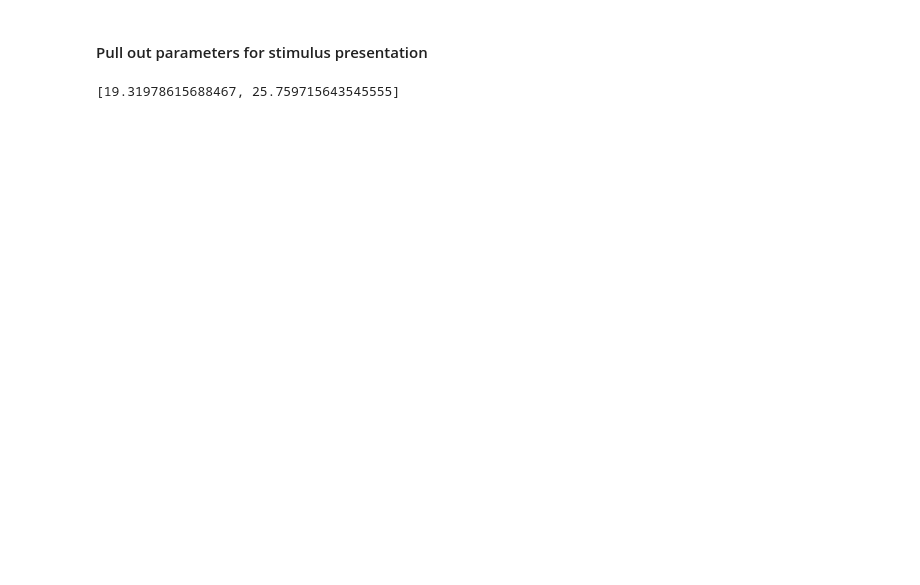
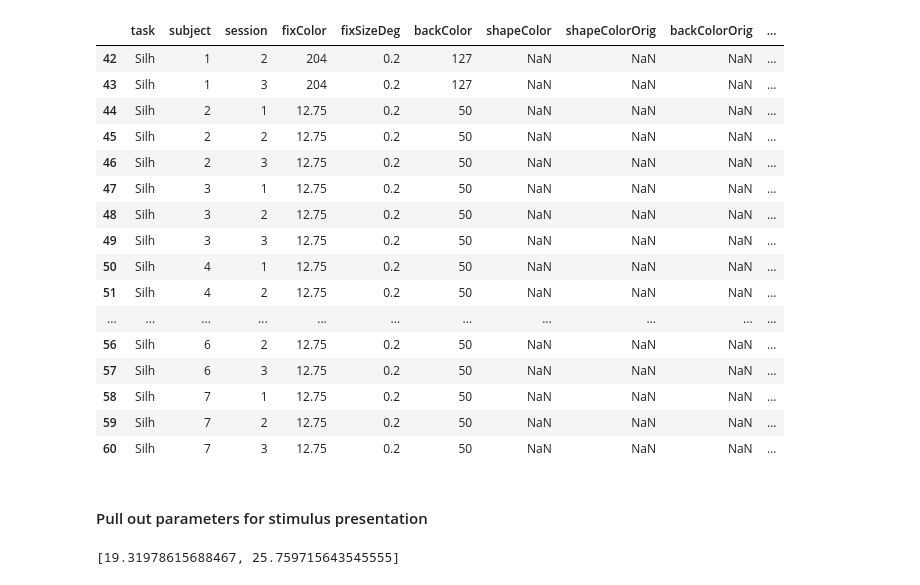
Before and after one commit to mmhenderson/shapeDim, a Jupyter notebook: Analysis/analyze_behav/get_stim_pars.ipynb, the cells around one changed output. Cells and saved outputs as stored; diff of their text form; code cells hidden in the pictures; blank space fills up the shorter version.

```diff
--- a/Analysis/analyze_behav/get_stim_pars.ipynb
+++ b/Analysis/analyze_behav/get_stim_pars.ipynb
@@ -48,3 +105,23 @@ dict_keys(['scannerlaptop', 'debug', 'SubInit', 'SubNum', 'SubNumStr', 'Session'
+# %%
+df.iloc[42:,:]
+# %% [output]
+|  | task | subject | session | fixColor | fixSizeDeg | backColor | shapeColor | shapeColorOrig | backColorOrig | ... |
+| 42 | Silh | 1 | 2 | 204 | 0.2 | 127 | NaN | NaN | NaN | ... |
+| 43 | Silh | 1 | 3 | 204 | 0.2 | 127 | NaN | NaN | NaN | ... |
+| 44 | Silh | 2 | 1 | 12.75 | 0.2 | 50 | NaN | NaN | NaN | ... |
+| 45 | Silh | 2 | 2 | 12.75 | 0.2 | 50 | NaN | NaN | NaN | ... |
+| 46 | Silh | 2 | 3 | 12.75 | 0.2 | 50 | NaN | NaN | NaN | ... |
+| 47 | Silh | 3 | 1 | 12.75 | 0.2 | 50 | NaN | NaN | NaN | ... |
+| 48 | Silh | 3 | 2 | 12.75 | 0.2 | 50 | NaN | NaN | NaN | ... |
+| 49 | Silh | 3 | 3 | 12.75 | 0.2 | 50 | NaN | NaN | NaN | ... |
+| 50 | Silh | 4 | 1 | 12.75 | 0.2 | 50 | NaN | NaN | NaN | ... |
+| 51 | Silh | 4 | 2 | 12.75 | 0.2 | 50 | NaN | NaN | NaN | ... |
+| ... | ... | ... | ... | ... | ... | ... | ... | ... | ... | ... |
+| 56 | Silh | 6 | 2 | 12.75 | 0.2 | 50 | NaN | NaN | NaN | ... |
+| 57 | Silh | 6 | 3 | 12.75 | 0.2 | 50 | NaN | NaN | NaN | ... |
+| 58 | Silh | 7 | 1 | 12.75 | 0.2 | 50 | NaN | NaN | NaN | ... |
+| 59 | Silh | 7 | 2 | 12.75 | 0.2 | 50 | NaN | NaN | NaN | ... |
+| 60 | Silh | 7 | 3 | 12.75 | 0.2 | 50 | NaN | NaN | NaN | ... |
 # %% [markdown]
 #### Pull out parameters for stimulus presentation
 # %%
```
Also changed, not shown: parts of 19 cells of this notebook, 5 other files.
